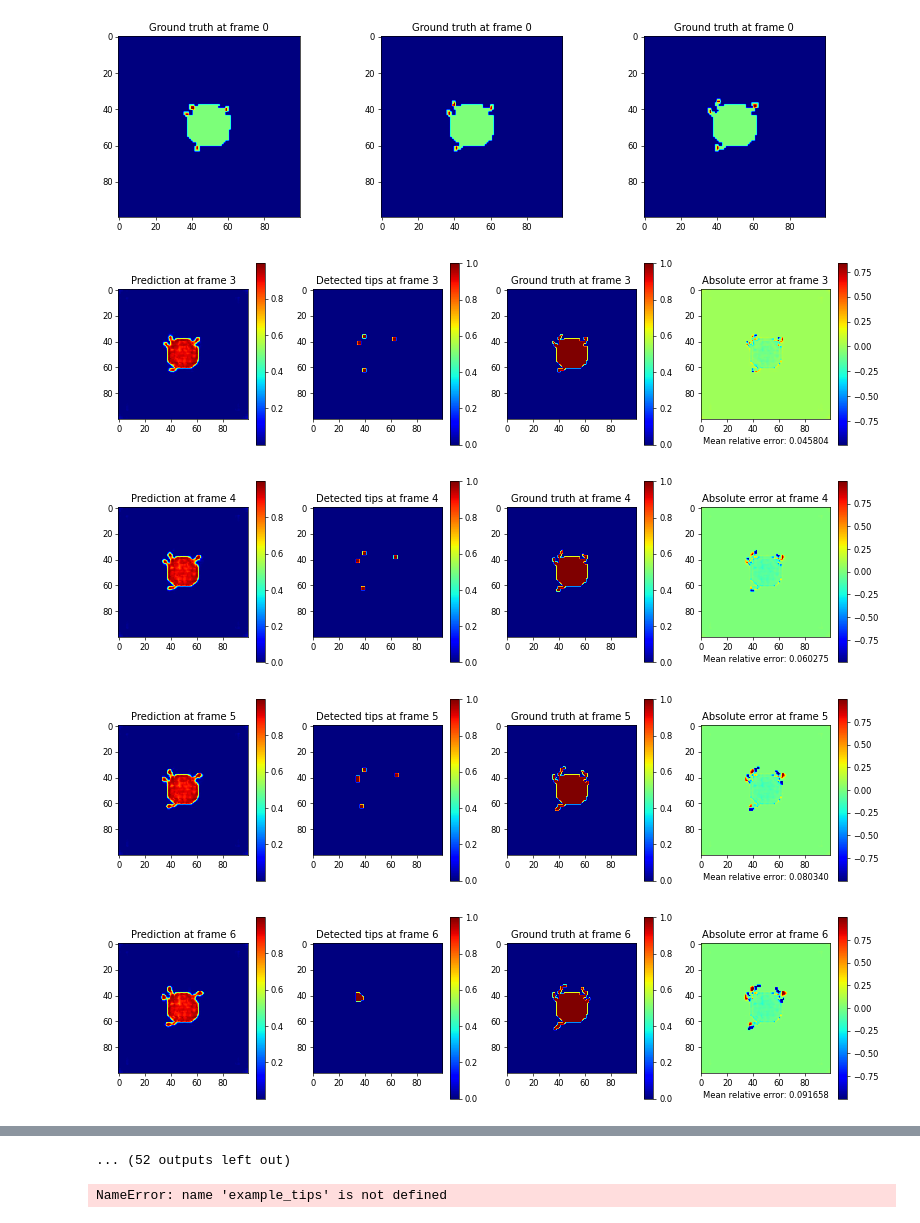
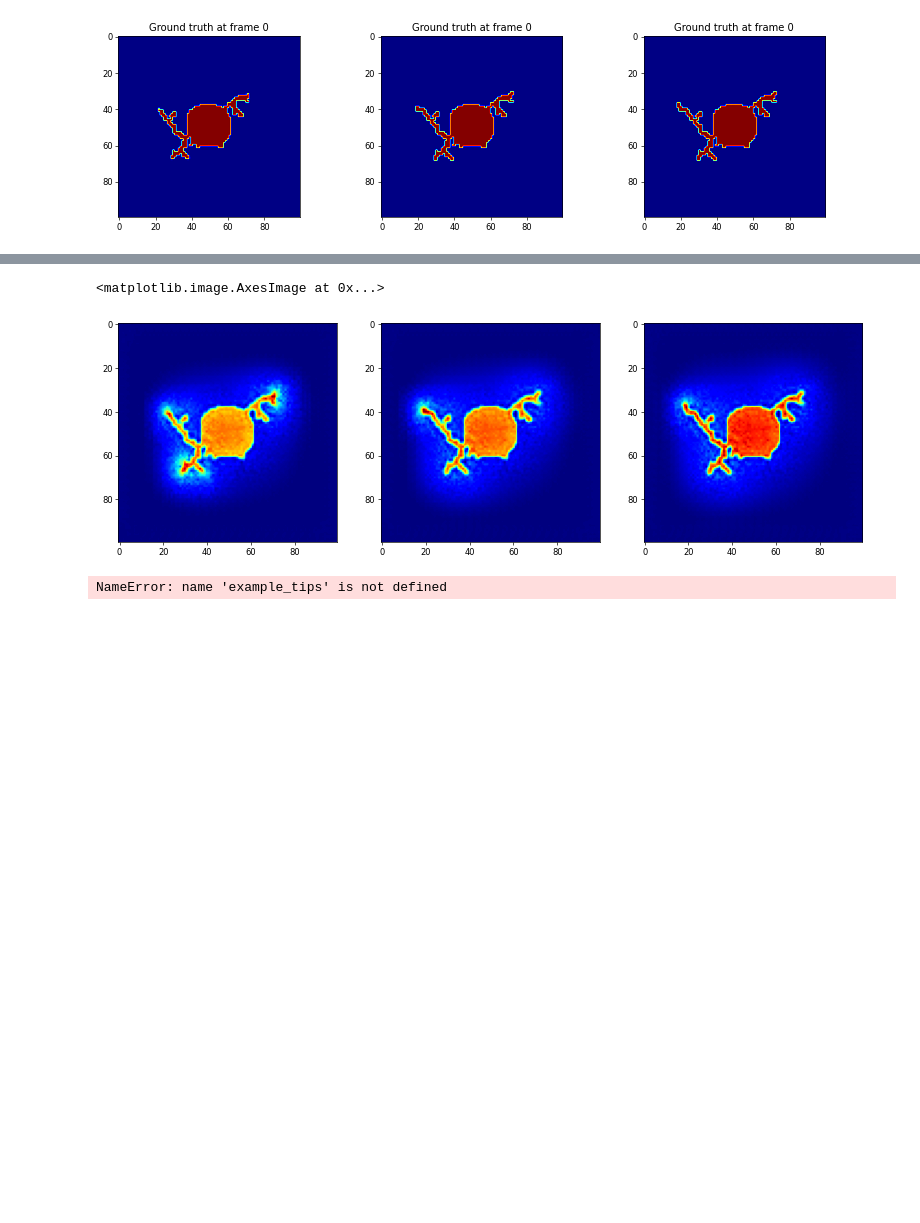
Before and after one commit to kuanrenqian/RecurrentNG, a Jupyter notebook: tensorflow_version/NeuronGrowthML_main_test.ipynb, the cells around one changed output, grey strips where cells are left out. Saved outputs shown, nothing was run; the diff lists cells and outputs as text; code cells hidden in the pictures; blank space fills up the shorter version.

Commit message:
Updated model for multi-channel + multi steps

```diff
--- a/tensorflow_version/NeuronGrowthML_main_test.ipynb
+++ b/tensorflow_version/NeuronGrowthML_main_test.ipynb
@@ -70,6 +67,0 @@ train_dataset.shape
-# %%
-dim0 = dataset.shape[0]*(dataset.shape[1]-5)
-dim0
-
-jj = 0
-for i in range(dataset.shape[0])
@@ -131,7 +151,8 @@ Displaying frames for example 10.
 # %%
 from tensorflow.keras import layers
 
-inp = layers.Input(shape=(None, *x_train.shape[2:]))
+# inp = layers.Input(shape=(None, *x_train.shape[2:]))
+inp = layers.Input(shape=(x_train.shape[1:]))
 
 drop_rate = 0.1
 x0 = layers.TimeDistributed(layers.Conv2D(
@@ -174,7 +195,8 @@ x6 = layers.TimeDistributed(layers.Conv2DTranspose(
     kernel_size=(6, 6),
     strides = (2, 2),
     padding="valid",
-    activation="sigmoid",
+    # activation="sigmoid",
+    activation="relu",
 ))(x4)
 # ))(x5)
 x6 = layers.Dropout(drop_rate)(x6)
@@ -415,8 +437,8 @@ def PINN_loss():
 # %%
 model = keras.models.Model(inp, x6)
 model.compile(
-    # loss=keras.losses.MeanSquaredError(reduction="auto", name="mean_squared_error"),
-    loss=PINN_loss(),
-    optimizer=keras.optimizers.Adam(learning_rate=1e-4))
+    loss=keras.losses.MeanSquaredError(reduction="auto", name="mean_squared_error"),
+    # loss=PINN_loss(),
+    optimizer=keras.optimizers.Adam(learning_rate=1e-6))
 print(model.summary())
 # %% [output]
@@ -511,14 +520,11 @@ def push(input, cutoff):
 # %%
 import matlab.engine
 eng = matlab.engine.start_matlab()
-# model = keras.models.load_model('./saved_model/model_conv_lstm', compile=False)
-# model.compile(loss=mreloss)
 
 rand_case = np.random.randint((len(val_dataset)))
 
 example_x = x_val[rand_case,...]
 example_y = y_val[rand_case,...]
-# example_tips = tips_val[rand_case,...]
 
 plt.figure(figsize=(16, 4), dpi=60)
 plt.subplot(1,3,1)
@@ -526,66 +532,52 @@ plt.imshow(example_x[0,:,:,0], cmap='jet')
 plt.title('Ground truth at frame 0')
 
 plt.subplot(1,3,2)
-plt.imshow(example_x[0,:,:,1], cmap='jet')
+plt.imshow(example_x[1,:,:,0], cmap='jet')
 plt.title('Ground truth at frame 0')
 
 plt.subplot(1,3,3)
-plt.imshow(example_x[0,:,:,2], cmap='jet')
+plt.imshow(example_x[2,:,:,0], cmap='jet')
 plt.title('Ground truth at frame 0')
 plt.show()
 
-x_in = np.expand_dims(np.expand_dims(example_x[0,...],axis=0),axis=0)
+x_in = np.expand_dims(example_x,axis=0)
 
-for i in range(example_x.shape[0]-3):
-    # model = keras.models.load_model('./saved_model/model_conv_lstm')
+# for i in range(example_x.shape[0]-3):
+for i in range(1):
     new_prediction = model.predict(x_in,verbose="0")
-    # keras.backend.clear_session()
-    temp = np.zeros([1,1,100,100,3])
 
-    tips = np.round(eng.generate_tips_for_python(matlab.double(np.array(new_prediction[0,0,:,:,0]).astype('float64')),5000))
-    # model = keras.models.load_model('./saved_model/model_tipsCNN_predBased_mre', compile=False)
-    # model.compile(loss=mreloss)
-    # tips = push(model.predict(np.expand_dims(np.expand_dims(new_prediction[0,0,:,:,0],axis=0),axis=3),verbose="0"),0.5)
-    # keras.backend.clear_session()
-    # tips = np.round(example_tips[i,:,:,0])
-
-    temp[0,0,:,:,0] = x_in[0,0,:,:,1]
-    temp[0,0,:,:,1] = x_in[0,0,:,:,2]
-    # temp[0,0,:,:,2] = np.round(new_prediction[0,0,:,:,0])+tips[0,:,:,0]
-    temp[0,0,:,:,2] = np.round(new_prediction[0,0,:,:,0])+tips
-    x_in = temp
+    tips = np.round(eng.generate_tips_for_python(matlab.double(np.array(new_prediction[0,2,:,:,0]).astype('float64')),5000))
 
     mre = np.sqrt(np.sum(np.square(new_prediction[0,0,:,:,0]-example_y[i,:,:,0])/(new_prediction.shape[2]*new_prediction.shape[3])))
 
     plt.figure(figsize=(16, 4), dpi=60)
 
     plt.subplot(1,4,1)
     plt.imshow(new_prediction[0,0,:,:,0], cmap='jet')
     plt.colorbar()
     plt.title('Prediction at frame %d'%(i+3))
 
     plt.subplot(1,4,2)
     plt.imshow(tips, cmap='jet')
     plt.colorbar()
     plt.title('Detected tips at frame %d'%(i+3))
 
     plt.subplot(1,4,3)
     plt.imshow(example_y[i,:,:,0], cmap='jet')
     plt.colorbar()
     plt.title('Ground truth at frame %d'%(i+3))
 
     plt.subplot(1,4,4)
     plt.imshow(new_prediction[0,0,:,:,0]-example_y[i,:,:,0], cmap='jet')
     plt.colorbar()
     plt.title('Absolute error at frame %d'%(i+3))
     plt.xlabel('Mean relative error: %f'%mre)
 
     plt.show()
 
+    # x_in = new_prediction
+    # x_in[0,1,:,:,:]
+
 eng.quit()
 # %% [output]
-[figure, old version]
+[figure, new version]
-[figure, removed]
-[figure, removed]
-[figure, removed]
-[figure, removed]
@@ -599,4 +584,14 @@ eng.quit()
-... (52 outputs left out)
+# %%
+plt.figure(figsize=(16, 6), dpi=60)
+plt.subplot(1,3,1)
+plt.imshow(new_prediction[0,0,:,:,0], cmap='jet')
+plt.subplot(1,3,2)
+plt.imshow(new_prediction[0,1,:,:,0], cmap='jet')
+plt.subplot(1,3,3)
+plt.imshow(new_prediction[0,2,:,:,0], cmap='jet')
+# %% [output]
+<matplotlib.image.AxesImage at 0x...>
+[figure, added]
 # %%
 import matlab.engine
 from tqdm import tqdm
```
Also changed, not shown: parts of 14 cells of this notebook, 5 other files.
